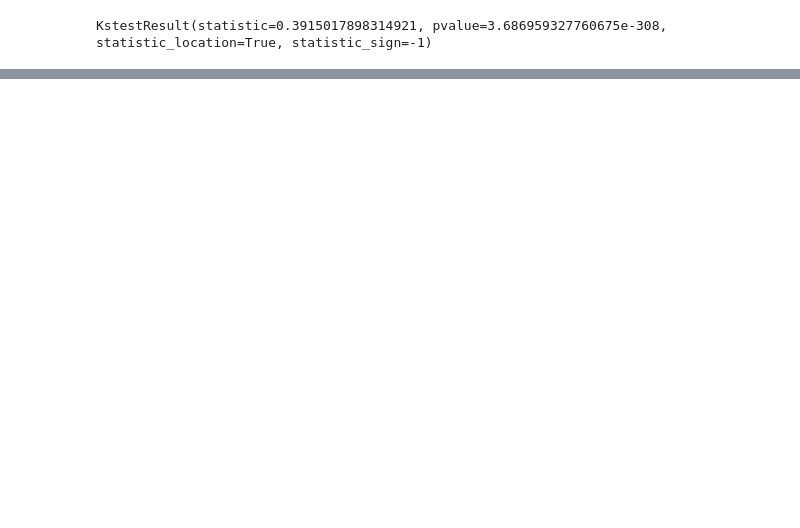
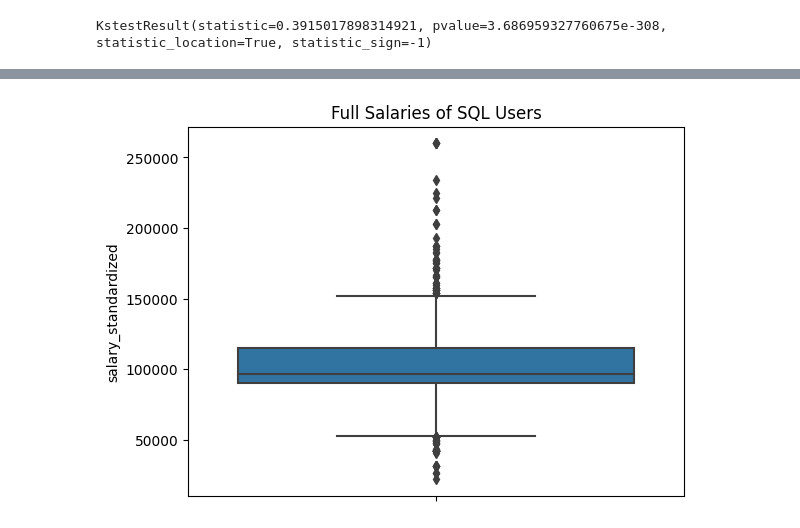
Before and after one commit to TechMikeSol/Job-Statistics, a Jupyter notebook: eda.ipynb, the cells around one changed output, grey strips where cells are left out. Drawn from its saved outputs; the diff is of its cells as text; code cells hidden in the pictures; blank space fills up the shorter version.

```diff
--- a/eda.ipynb
+++ b/eda.ipynb
@@ -90,0 +143,9 @@ KstestResult(statistic=0.3915017898314921, pvalue=3.686959327760675e-308, statis
+# %%
+# Boxplot for SQL users
+
+sns.boxplot(y = encoded_df.loc[encoded_df['sql'] == 1,
+'salary_standardized']).set(title = 'Full Salaries of SQL Users')
+
+plt.savefig("images/full_salary_sql_box.jpg")
+# %% [output]
+[figure, added]
```
Also changed, not shown: parts of 31 cells of this notebook.
